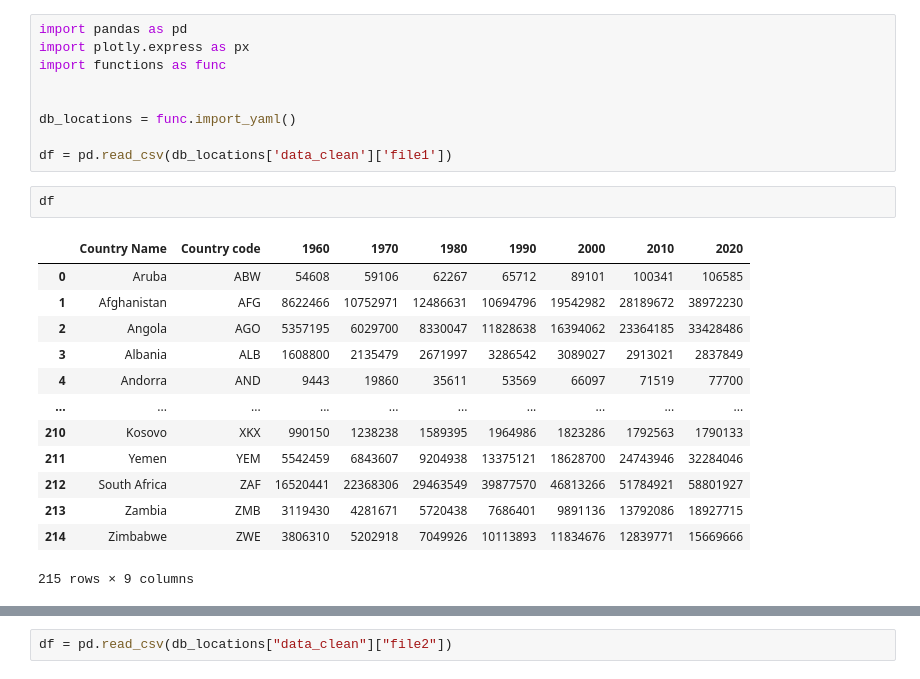
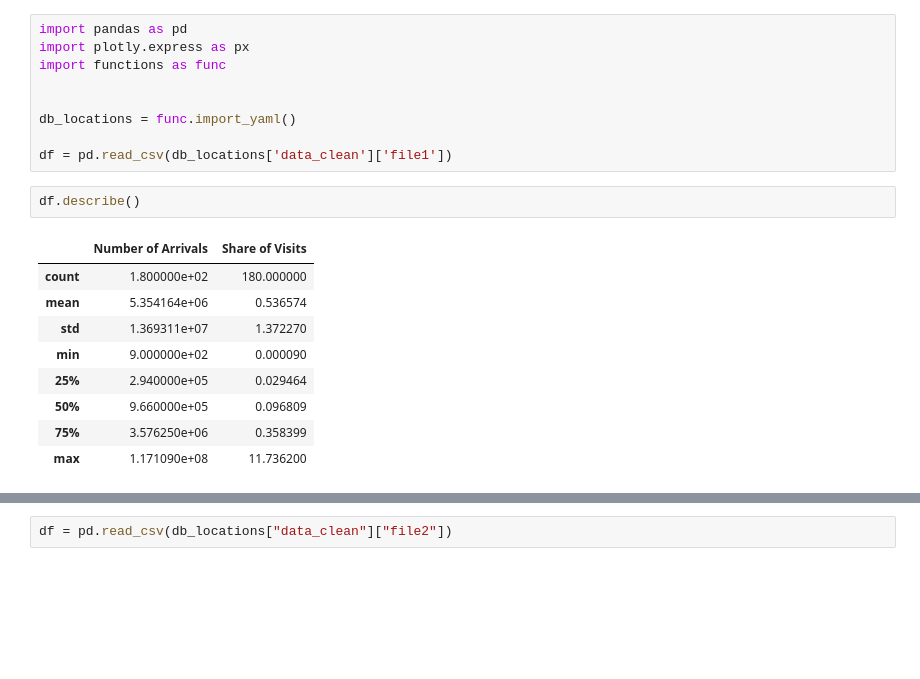
Before and after one commit to TaniaZakowski/sql-database, a Jupyter notebook: notebooks/plot_creationg_tiago.ipynb, the cells around one changed output, grey strips where cells are left out. Drawn from its saved outputs; the diff is of its cells as text; blank space fills up the shorter version.

```diff
--- a/notebooks/plot_creationg_tiago.ipynb
+++ b/notebooks/plot_creationg_tiago.ipynb
@@ -8,20 +8,16 @@ db_locations = func.import_yaml()
 
 df = pd.read_csv(db_locations['data_clean']['file1'])
 # %%
-df
+df.describe()
 # %% [output]
-|  | Country Name | Country code | 1960 | 1970 | 1980 | 1990 | 2000 | 2010 | 2020 |
-| 0 | Aruba | ABW | 54608 | 59106 | 62267 | 65712 | 89101 | 100341 | 106585 |
-| 1 | Afghanistan | AFG | 8622466 | 10752971 | 12486631 | 10694796 | 19542982 | 28189672 | 38972230 |
-| 2 | Angola | AGO | 5357195 | 6029700 | 8330047 | 11828638 | 16394062 | 23364185 | 33428486 |
-| 3 | Albania | ALB | 1608800 | 2135479 | 2671997 | 3286542 | 3089027 | 2913021 | 2837849 |
-| 4 | Andorra | AND | 9443 | 19860 | 35611 | 53569 | 66097 | 71519 | 77700 |
-| ... | ... | ... | ... | ... | ... | ... | ... | ... | ... |
-| 210 | Kosovo | XKX | 990150 | 1238238 | 1589395 | 1964986 | 1823286 | 1792563 | 1790133 |
-| 211 | Yemen | YEM | 5542459 | 6843607 | 9204938 | 13375121 | 18628700 | 24743946 | 32284046 |
-| 212 | South Africa | ZAF | 16520441 | 22368306 | 29463549 | 39877570 | 46813266 | 51784921 | 58801927 |
-| 213 | Zambia | ZMB | 3119430 | 4281671 | 5720438 | 7686401 | 9891136 | 13792086 | 18927715 |
-| 214 | Zimbabwe | ZWE | 3806310 | 5202918 | 7049926 | 10113893 | 11834676 | 12839771 | 15669666 |
+|  | Number of Arrivals | Share of Visits |
+| count | 1.800000e+02 | 180.000000 |
+| mean | 5.354164e+06 | 0.536574 |
+| std | 1.369311e+07 | 1.372270 |
+| min | 9.000000e+02 | 0.000090 |
+| 25% | 2.940000e+05 | 0.029464 |
+| 50% | 9.660000e+05 | 0.096809 |
+| 75% | 3.576250e+06 | 0.358399 |
+| max | 1.171090e+08 | 11.736200 |
-215 rows × 9 columns
 # %%
 
```
Also changed, not shown: parts of 3 cells of this notebook, 6 other files.
